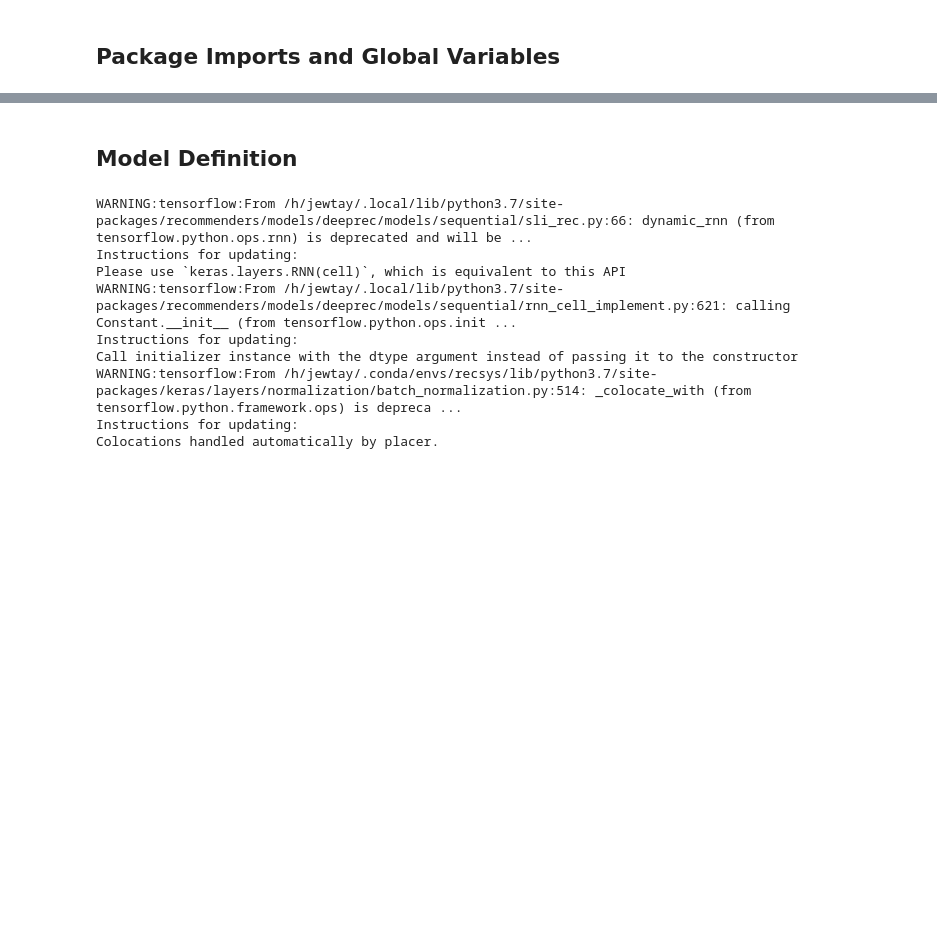
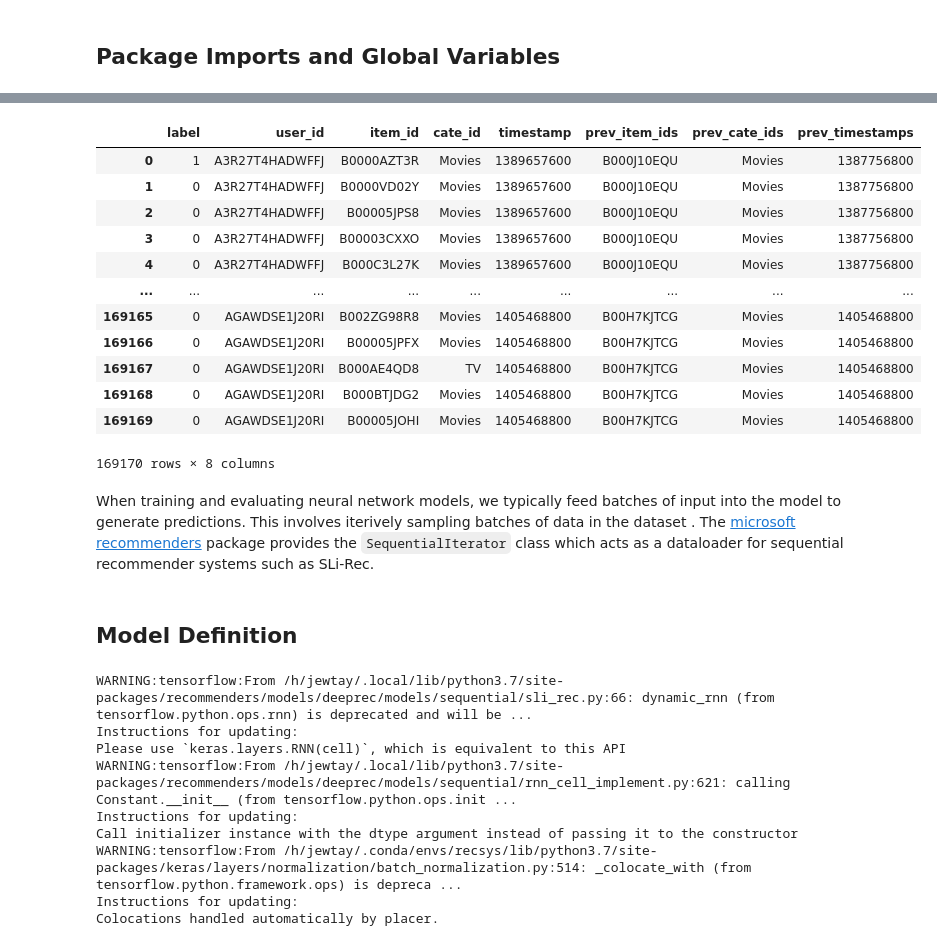
Before and after one commit to VectorInstitute/recommender_systems_project, a Jupyter notebook: sequence_aware_recsys/slirec_amazon.ipynb, the cells around one changed output, grey strips where cells are left out. Saved outputs shown, nothing was run; the diff lists cells and outputs as text; code cells hidden in the pictures; blank space fills up the shorter version.

```diff
--- a/sequence_aware_recsys/slirec_amazon.ipynb
+++ b/sequence_aware_recsys/slirec_amazon.ipynb
@@ -54,3 +103,23 @@ if not os.path.exists(train_file):
+# %%
+# Visualize test dataset dataframe
+test_df = pd.read_csv(test_path, sep="\t", index_col=False, names=["label", "user_id", "item_id", "cate_id", "timestamp", "prev_item_ids", "prev_cate_ids", "prev_timestamps"])
+test_df
+# %% [output]
+|  | label | user_id | item_id | cate_id | timestamp | prev_item_ids | prev_cate_ids | prev_timestamps |
+| 0 | 1 | A3R27T4HADWFFJ | B0000AZT3R | Movies | 1389657600 | B000J10EQU | Movies | 1387756800 |
+| 1 | 0 | A3R27T4HADWFFJ | B0000VD02Y | Movies | 1389657600 | B000J10EQU | Movies | 1387756800 |
+| 2 | 0 | A3R27T4HADWFFJ | B00005JPS8 | Movies | 1389657600 | B000J10EQU | Movies | 1387756800 |
+| 3 | 0 | A3R27T4HADWFFJ | B00003CXXO | Movies | 1389657600 | B000J10EQU | Movies | 1387756800 |
+| 4 | 0 | A3R27T4HADWFFJ | B000C3L27K | Movies | 1389657600 | B000J10EQU | Movies | 1387756800 |
+| ... | ... | ... | ... | ... | ... | ... | ... | ... |
+| 169165 | 0 | AGAWDSE1J20RI | B002ZG98R8 | Movies | 1405468800 | B00H7KJTCG | Movies | 1405468800 |
+| 169166 | 0 | AGAWDSE1J20RI | B00005JPFX | Movies | 1405468800 | B00H7KJTCG | Movies | 1405468800 |
+| 169167 | 0 | AGAWDSE1J20RI | B000AE4QD8 | TV | 1405468800 | B00H7KJTCG | Movies | 1405468800 |
+| 169168 | 0 | AGAWDSE1J20RI | B000BTJDG2 | Movies | 1405468800 | B00H7KJTCG | Movies | 1405468800 |
+| 169169 | 0 | AGAWDSE1J20RI | B00005JOHI | Movies | 1405468800 | B00H7KJTCG | Movies | 1405468800 |
+169170 rows × 8 columns
+# %% [markdown]
+When training and evaluating neural network models, we typically feed batches of input into the model to generate predictions. This involves iterively sampling batches of data in the dataset . The [microsoft recommenders](https://github.com/microsoft/recommenders) package provides the `SequentialIterator` class which acts as a dataloader for sequential recommender systems such as SLi-Rec.
 # %%
 input_creator = SequentialIterator
 # %% [markdown]
```
Also changed, not shown: parts of 16 cells of this notebook, 2 other files.
